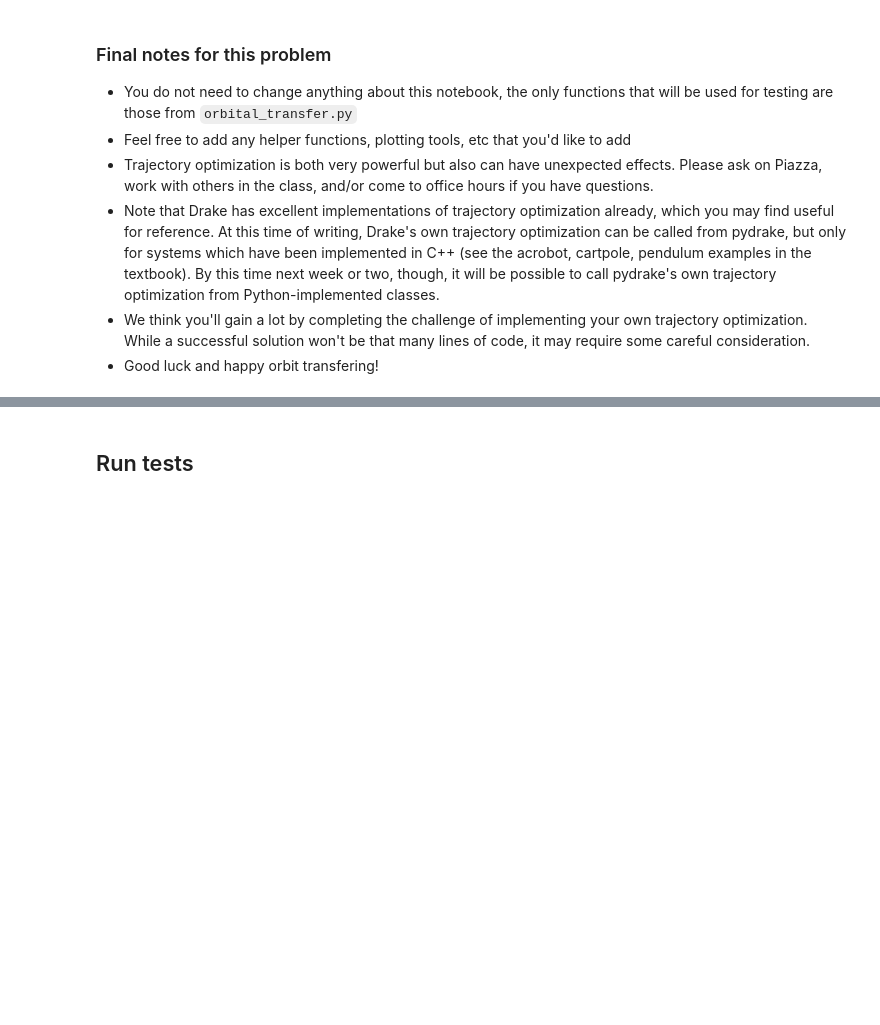
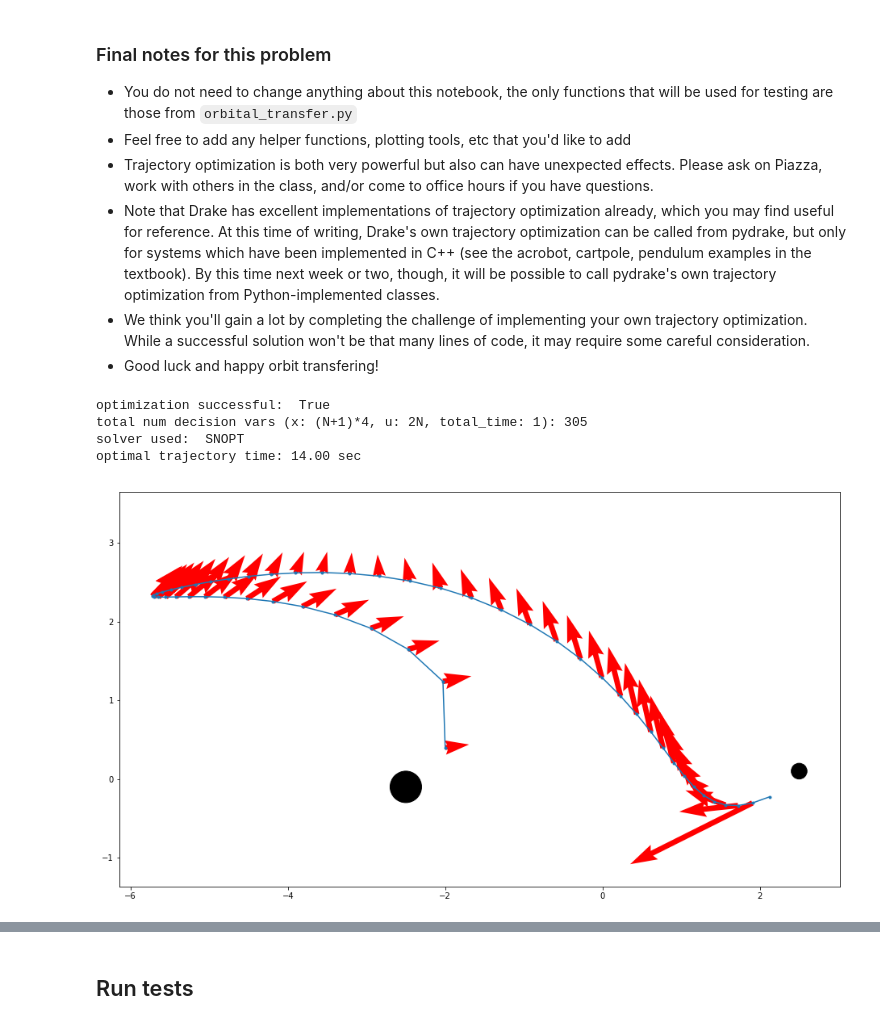
Before and after one commit to jam643/UnderactuatedRobotics-6p832-JesseM, a Jupyter notebook: set_4/set_4_orbital_transfer.ipynb, the cells around one changed output, grey strips where cells are left out. Saved outputs shown, nothing was run; the diff lists cells and outputs as text; code cells hidden in the pictures; blank space fills up the shorter version.

```diff
--- a/set_4/set_4_orbital_transfer.ipynb
+++ b/set_4/set_4_orbital_transfer.ipynb
@@ -153,14 +155,20 @@ This is another option for how to put tools together.  A different example is pr
 # %%
 # Invokes your trajectory optimization
 %reload_ext autoreload
 %autoreload 2
 %matplotlib inline
 import numpy as np
 from orbital_transfer import OrbitalTransferRocket
 rocket = OrbitalTransferRocket()
 
-x0 = np.array([-2., 0.1, -0.1, 3])
+x0 = np.array([-2., 0.4, -0.1, 3])
 minimum_time = 5.
-maximum_time = 15.
+maximum_time = 14.
 traj, u_traj, time_array = rocket.compute_trajectory_to_other_world(x0, minimum_time, maximum_time)
 rocket.plot_trajectory_with_boosters(traj, u_traj)
+# %% [output]
+optimization successful:  True
+total num decision vars (x: (N+1)*4, u: 2N, total_time: 1): 305
+solver used:  SNOPT
+optimal trajectory time: 14.00 sec
+[figure, added]
```
Also changed, not shown: parts of 6 cells of this notebook, 8 other files.
